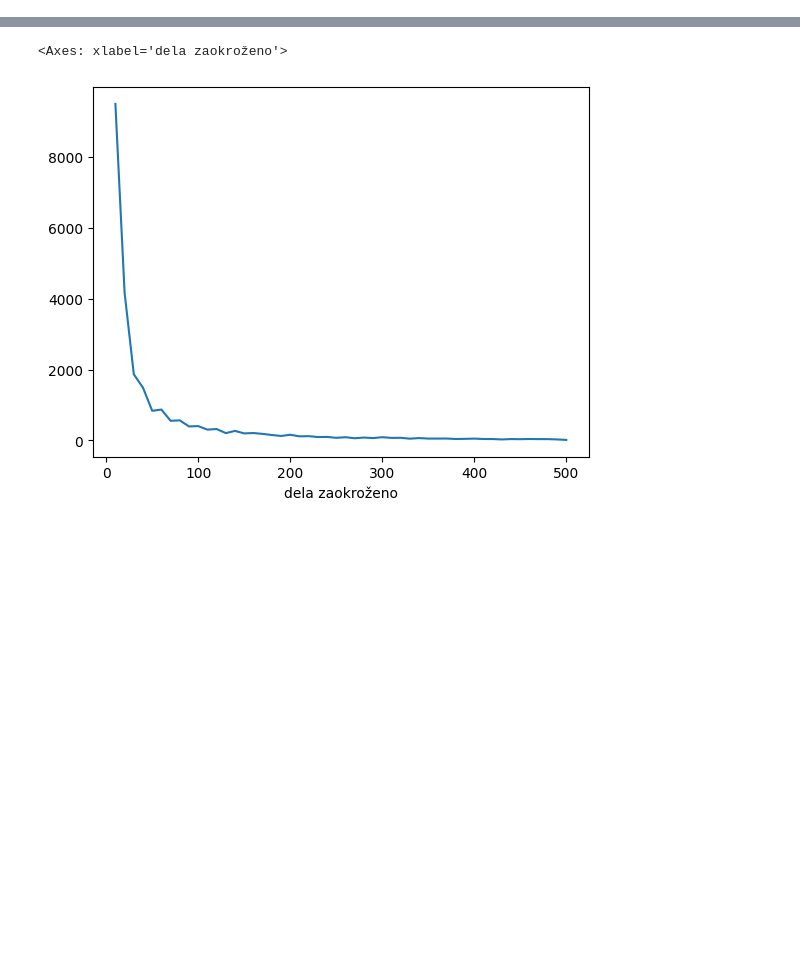
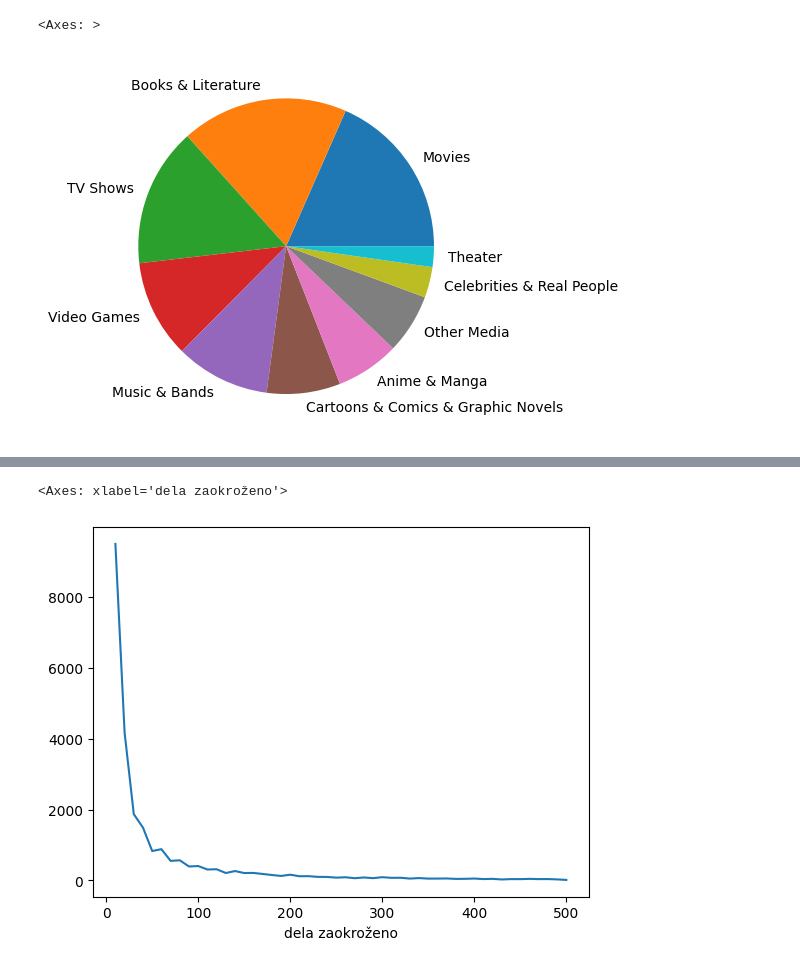
Before and after one commit to nivesgosnjak/uvp_projektna, a Jupyter notebook: analiza_podatkov.ipynb, the cells around one changed output, grey strips where cells are left out. Saved outputs shown, nothing was run; the diff lists cells and outputs as text; code cells hidden in the pictures; blank space fills up the shorter version.

```diff
--- a/analiza_podatkov.ipynb
+++ b/analiza_podatkov.ipynb
@@ -34,0 +122,5 @@ fandomi.groupby('vrsta_fandoma').size().plot.pie()
+# %%
+st_fandomi.plot(kind='pie', y='število fandomov', labels=st_fandomi['kategorija'],ylabel='', legend=False)
+# %% [output]
+<Axes: >
+[figure, added]
```
Also changed, not shown: parts of 24 cells of this notebook, 1 other file.
